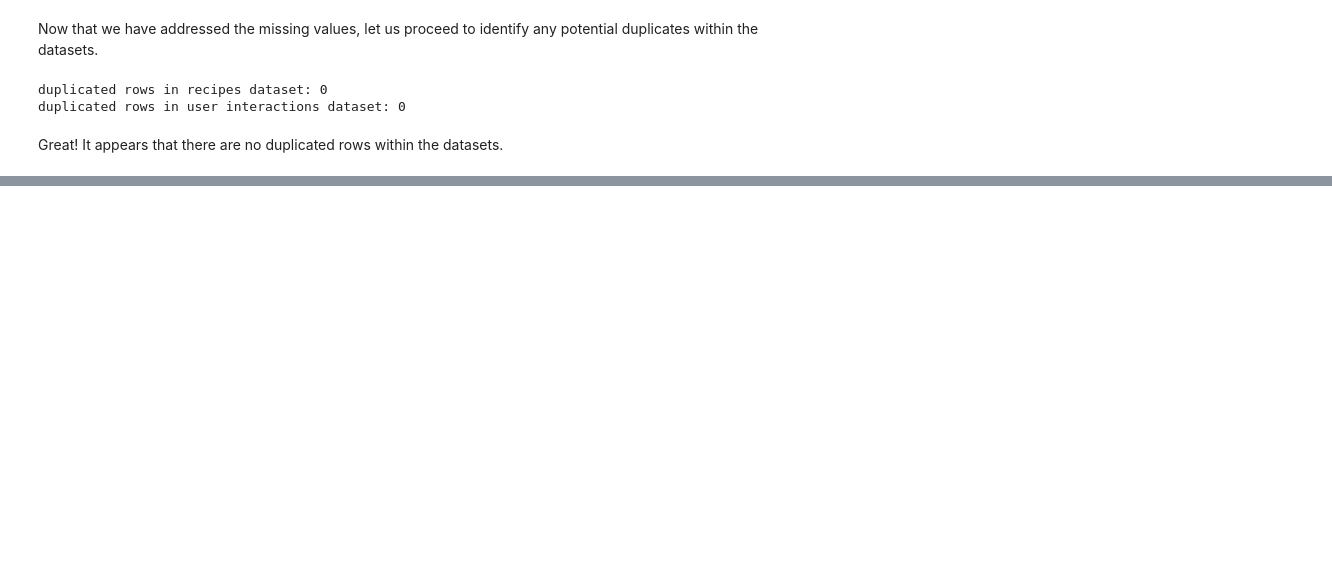
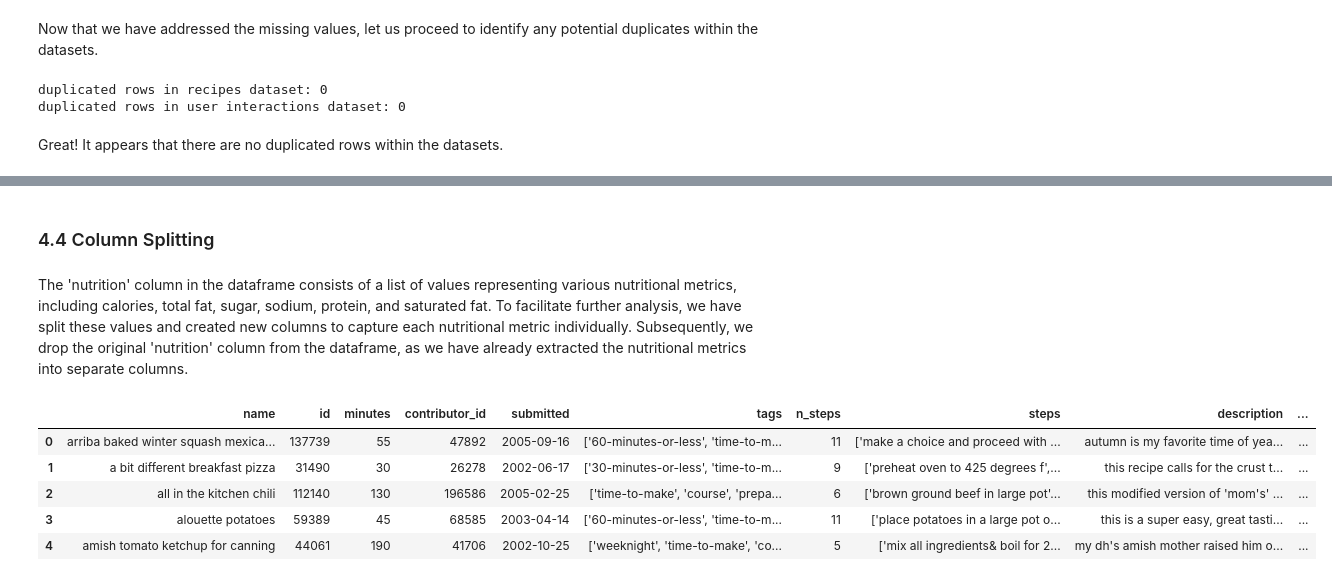
Before and after one commit to kli210/recipe_recommender_capstone, a Jupyter notebook: data_preprocessing.ipynb, the cells around one changed output, grey strips where cells are left out. Drawn from its saved outputs; the diff is of its cells as text; code cells hidden in the pictures; blank space fills up the shorter version.

Commit message:
added column splitting

```diff
--- a/data_preprocessing.ipynb
+++ b/data_preprocessing.ipynb
@@ -343,0 +355,23 @@ raw_users_df.to_csv("clean_interactions.csv", index=False)
+# %% [markdown]
+### 4.4 Column Splitting <a class="anchor" id="fourone"></a>
+# %% [markdown]
+The 'nutrition' column in the dataframe consists of a list of values representing various nutritional metrics, including calories, total fat, sugar, sodium, protein, and saturated fat. To facilitate further analysis, we have split these values and created new columns to capture each nutritional metric individually. Subsequently, we drop the original 'nutrition' column from the dataframe, as we have already extracted the nutritional metrics into separate columns.
+# %%
+# Split the values in the 'nutrition' column into separate columns
+nutrition_columns = ['calories', 'total_fat', 'sugar', 'sodium', 'protein', 'saturated_fat']
+
+for column in nutrition_columns:
+    raw_recipes_df[column] = raw_recipes_df['nutrition'].apply(lambda x: eval(x)[nutrition_columns.index(column)])
+
+# Drop the original 'nutrition' column
+raw_recipes_df.drop('nutrition', axis=1, inplace=True)
+# %%
+# Sanity check
+raw_recipes_df.head()
+# %% [output]
+|  | name | id | minutes | contributor_id | submitted | tags | n_steps | steps | description | ... |
+| 0 | arriba baked winter squash mexica... | 137739 | 55 | 47892 | 2005-09-16 | ['60-minutes-or-less', 'time-to-m... | 11 | ['make a choice and proceed with ... | autumn is my favorite time of yea... | ... |
+| 1 | a bit different breakfast pizza | 31490 | 30 | 26278 | 2002-06-17 | ['30-minutes-or-less', 'time-to-m... | 9 | ['preheat oven to 425 degrees f',... | this recipe calls for the crust t... | ... |
+| 2 | all in the kitchen chili | 112140 | 130 | 196586 | 2005-02-25 | ['time-to-make', 'course', 'prepa... | 6 | ['brown ground beef in large pot'... | this modified version of 'mom's' ... | ... |
+| 3 | alouette potatoes | 59389 | 45 | 68585 | 2003-04-14 | ['60-minutes-or-less', 'time-to-m... | 11 | ['place potatoes in a large pot o... | this is a super easy, great tasti... | ... |
+| 4 | amish tomato ketchup for canning | 44061 | 190 | 41706 | 2002-10-25 | ['weeknight', 'time-to-make', 'co... | 5 | ['mix all ingredients& boil for 2... | my dh's amish mother raised him o... | ... |
```
Also changed, not shown: parts of 16 cells of this notebook.
